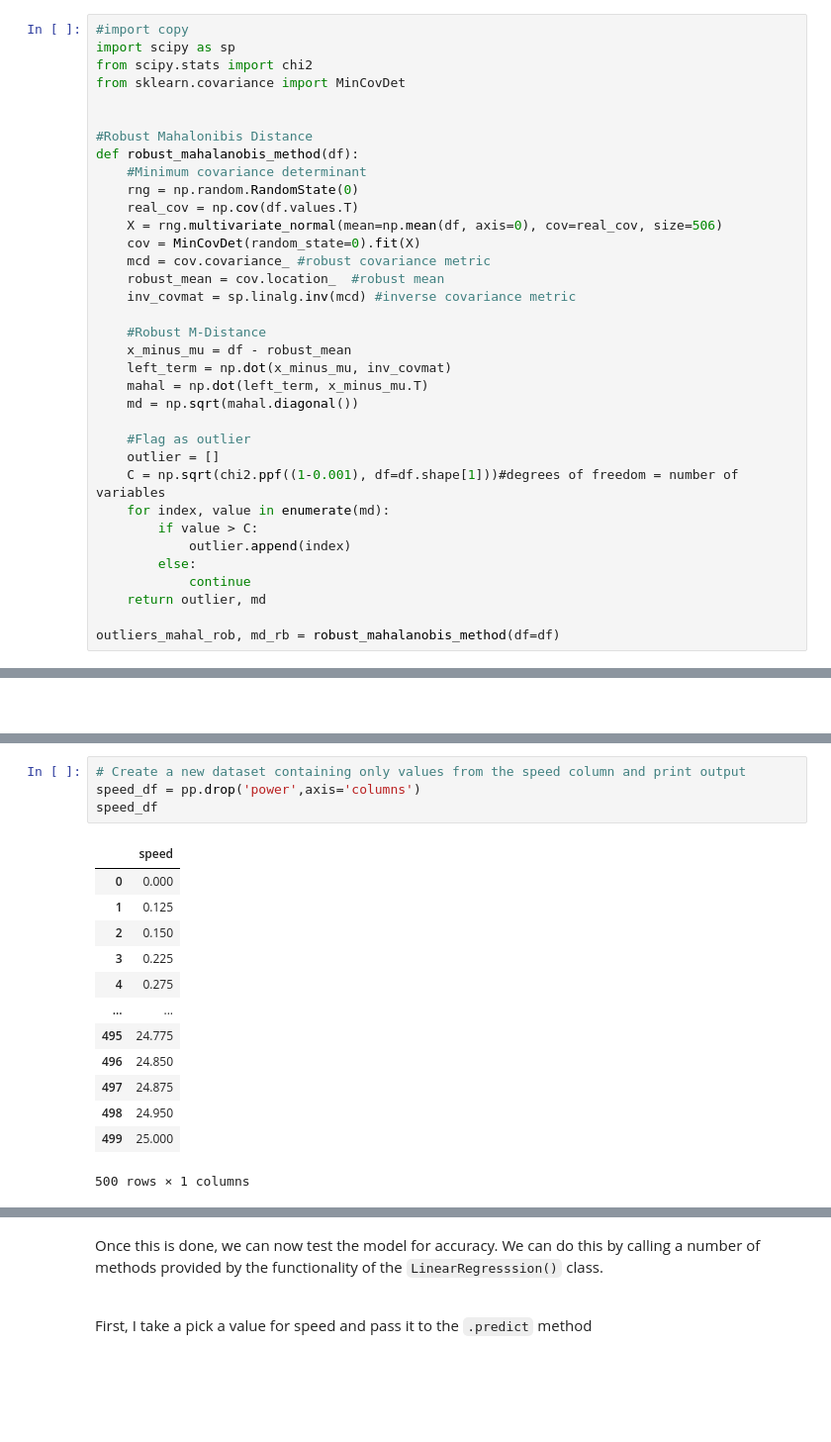
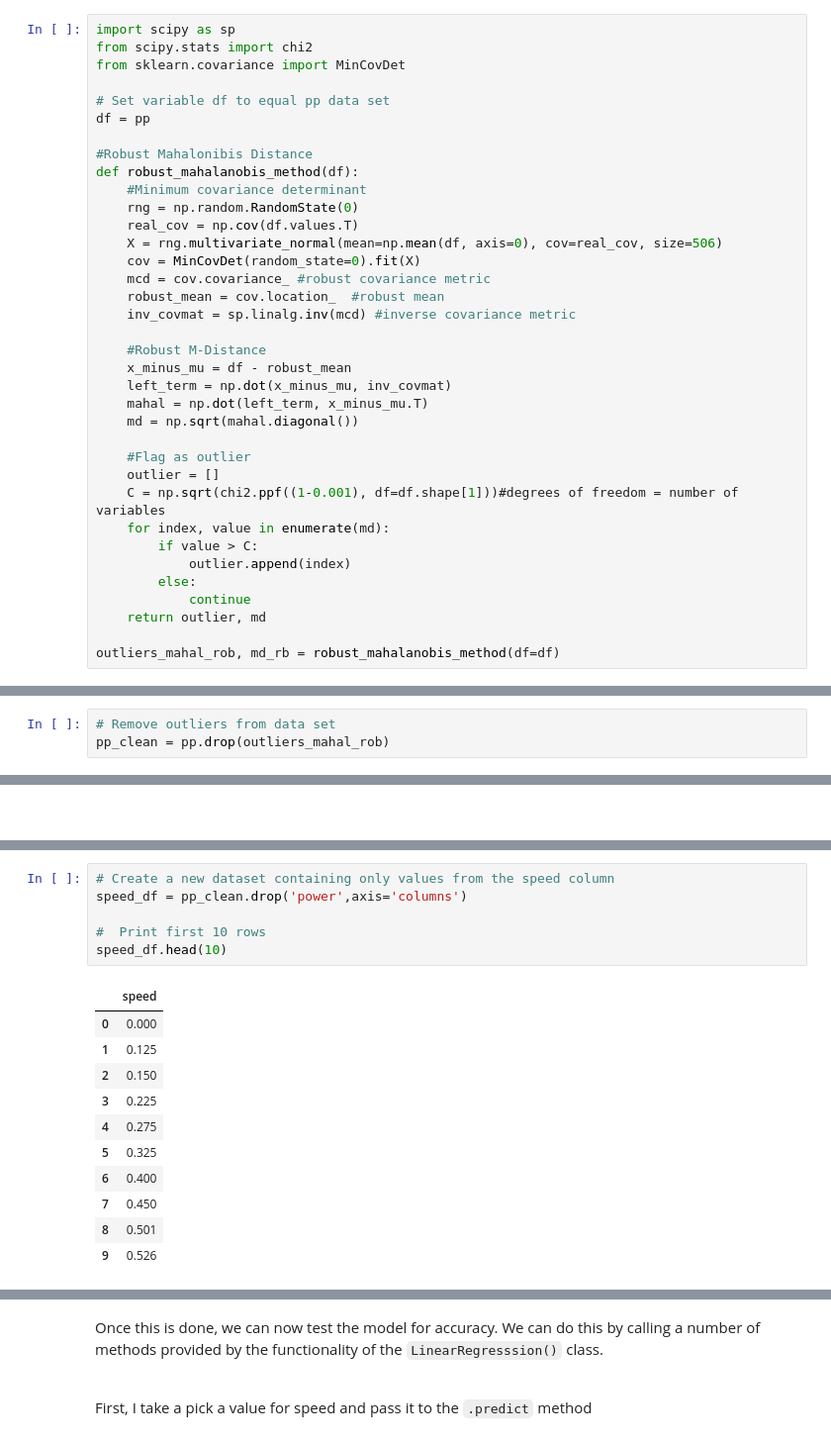
Before and after one commit to colm-o-caoimh/MachineLearning, a Jupyter notebook: mls_project2020.ipynb, the cells around one changed output, grey strips where cells are left out. Shown at 99% size. Cells and saved outputs as stored; diff of their text form; blank space fills up the shorter version.

Commit message:
built and evaluated simple linear regression model based on prepared data

```diff
--- a/mls_project2020.ipynb
+++ b/mls_project2020.ipynb
@@ -156,9 +160,10 @@ The code below was found on an informative blog post [18] and applies Mahalonibi
 # %%
-#import copy
 import scipy as sp
 from scipy.stats import chi2
 from sklearn.covariance import MinCovDet
 
+# Set variable df to equal pp data set
+df = pp
 
 #Robust Mahalonibis Distance
 def robust_mahalanobis_method(df):
@@ -227,0 +219,3 @@ plt.scatter(X_train, y_train)
+# %%
+# Remove outliers from data set
+pp_clean = pp.drop(outliers_mahal_rob)
@@ -234,19 +245,19 @@ First, the data set is split into two separate columns in order to train the mod
 # %%
-# Create a new dataset containing only values from the speed column and print output
-speed_df = pp.drop('power',axis='columns')
-speed_df
+# Create a new dataset containing only values from the speed column
+speed_df = pp_clean.drop('power',axis='columns')
+
+#  Print first 10 rows
+speed_df.head(10)
 # %% [output]
 |  | speed |
 | 0 | 0.000 |
 | 1 | 0.125 |
 | 2 | 0.150 |
 | 3 | 0.225 |
 | 4 | 0.275 |
-| ... | ... |
-| 495 | 24.775 |
-| 496 | 24.850 |
-| 497 | 24.875 |
-| 498 | 24.950 |
-| 499 | 25.000 |
+| 5 | 0.325 |
+| 6 | 0.400 |
+| 7 | 0.450 |
+| 8 | 0.501 |
+| 9 | 0.526 |
-500 rows × 1 columns
 # %%
```
Also changed, not shown: parts of 39 cells of this notebook, 1 other file.
